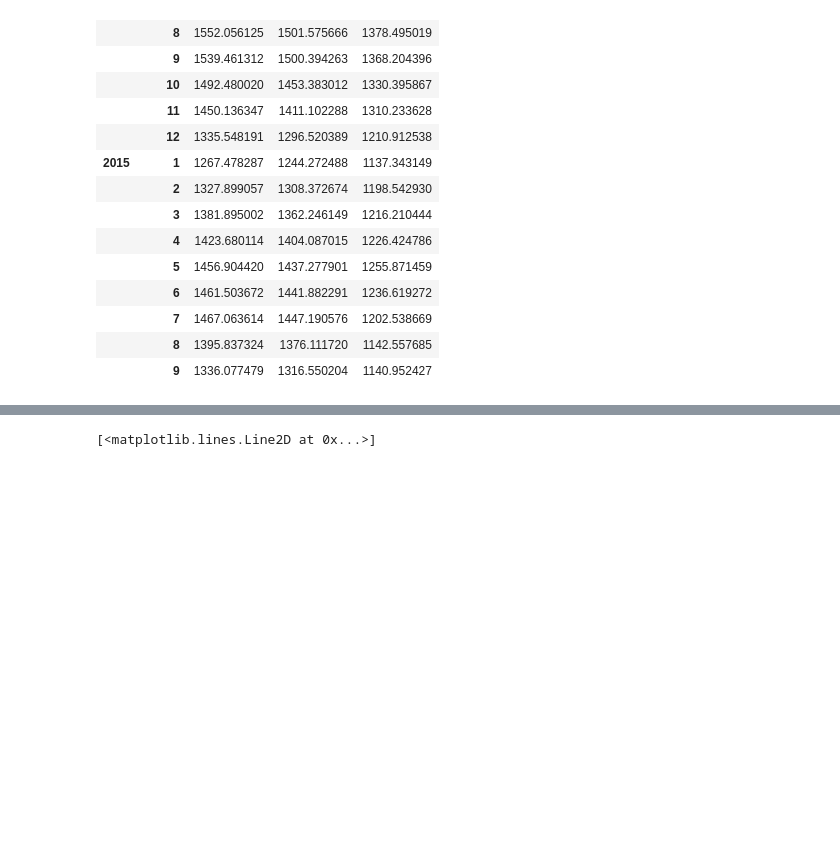
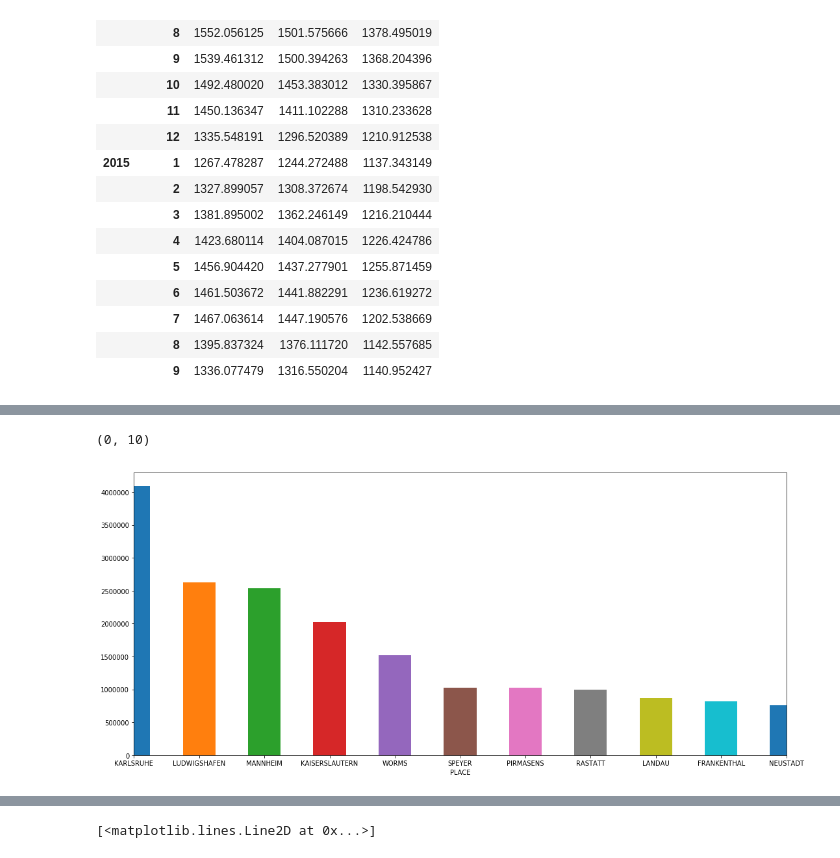
Before and after one commit to rakeshnandi/Introduction-to-Data-Science, a Jupyter notebook: Data Science Assignment.ipynb, the cells around one changed output, grey strips where cells are left out. Cells and saved outputs as stored; diff of their text form; code cells hidden in the pictures; blank space fills up the shorter version.

```diff
--- a/Data Science Assignment.ipynb
+++ b/Data Science Assignment.ipynb
@@ -118,3 +118,6 @@ prices.groupby(['Year','Month'])['E5','E10','DIESEL'].mean()
 |  | 7 | 1467.063614 | 1447.190576 | 1202.538669 |
 |  | 8 | 1395.837324 | 1376.111720 | 1142.557685 |
 |  | 9 | 1336.077479 | 1316.550204 | 1140.952427 |
+# %%
+#Merging both the tables
+mergedData = pd.merge(prices, stations, left_on = 'STID', right_on = 'ID')
@@ -120,0 +145,10 @@ prices.groupby(['Year','Month'])['E5','E10','DIESEL'].mean()
+# %%
+#Making the Place, Brand and Name in Uppercase to avoid duplicates.
+mergedData['PLACE'] = mergedData['PLACE'].str.upper()
+mergedData['BRAND'] = mergedData['BRAND'].str.upper()
+mergedData['NAME'] = mergedData['NAME'].str.upper()
+# %%
+#Which city sells most quantity of Fuel?
+
+placeFC = mergedData.groupby(['PLACE'])['CHANGED'].sum().sort_values( ascending=False)
+print (placeFC)
@@ -120,0 +173,6 @@ prices.groupby(['Year','Month'])['E5','E10','DIESEL'].mean()
+# %%
+ax = placeFC.plot.bar(x='PLACE', y='CHANGED', rot=0)
+ax.set_xlim(0,10)
+# %% [output]
+(0, 10)
+[figure, added]
```
Also changed, not shown: parts of 7 cells of this notebook.
